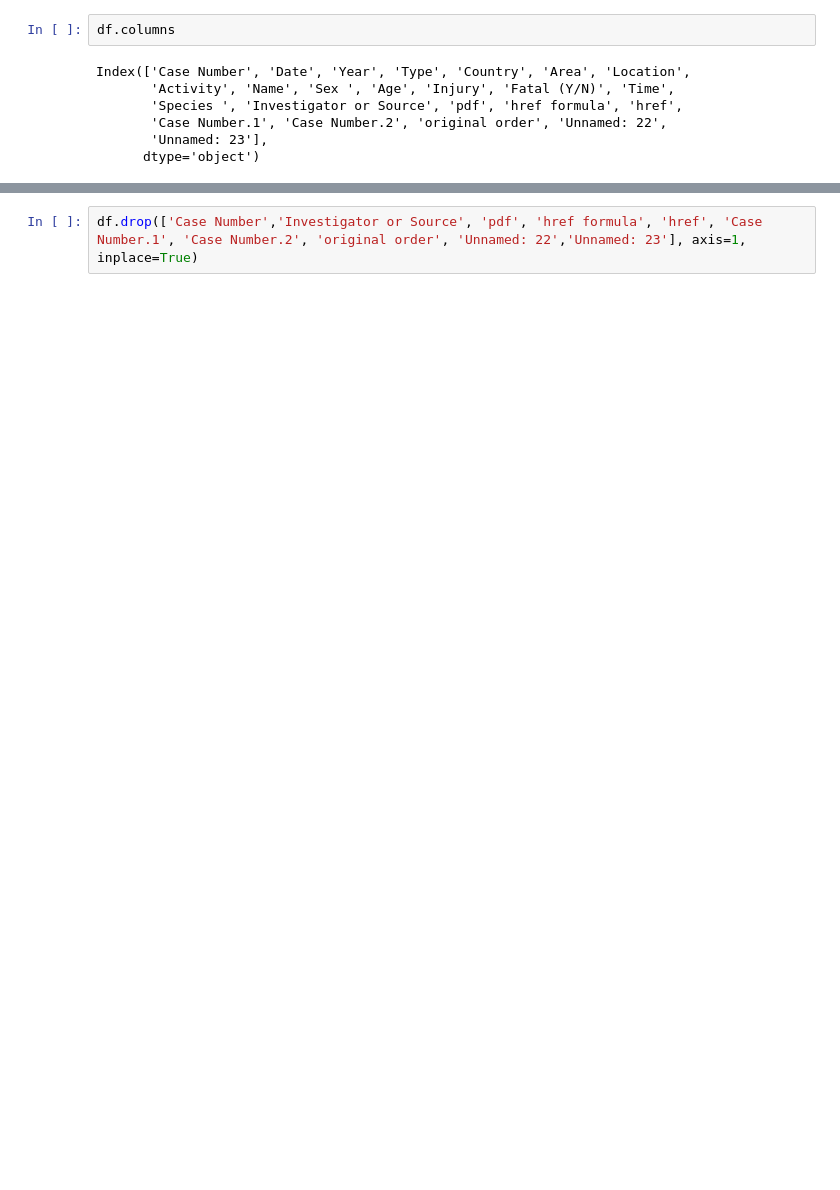
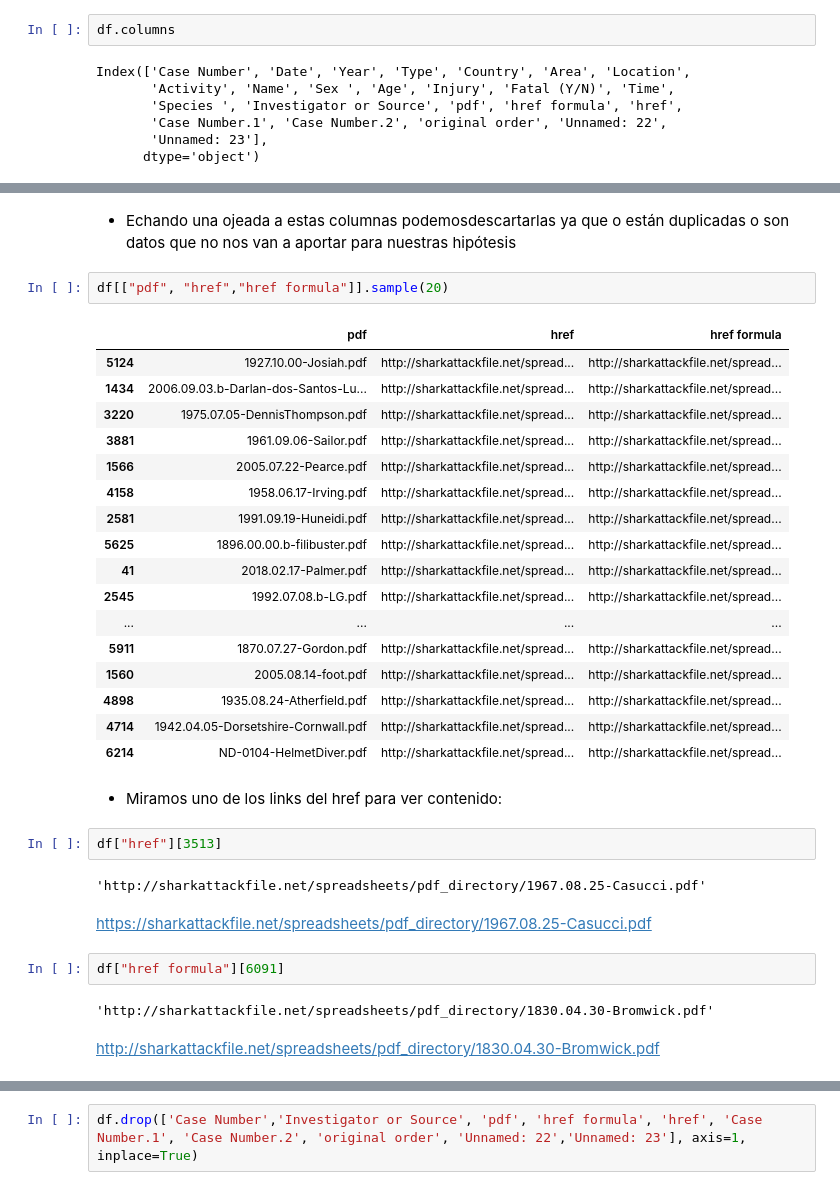
Before and after one commit to VictorPablo12/data-cleaning-pandas, a Jupyter notebook: clean.ipynb, the cells around one changed output, grey strips where cells are left out. Saved outputs shown, nothing was run; the diff lists cells and outputs as text; blank space fills up the shorter version.

```diff
--- a/clean.ipynb
+++ b/clean.ipynb
@@ -40,0 +160,36 @@ Index(['Case Number', 'Date', 'Year', 'Type', 'Country', 'Area', 'Location',
+# %% [markdown]
+- Echando una ojeada a estas columnas podemosdescartarlas ya que o están duplicadas o son datos que no nos van a aportar para nuestras hipótesis
+# %%
+df[["pdf", "href","href formula"]].sample(20)
+# %% [output]
+|  | pdf | href | href formula |
+| 5124 | 1927.10.00-Josiah.pdf | http://sharkattackfile.net/spread... | http://sharkattackfile.net/spread... |
+| 1434 | 2006.09.03.b-Darlan-dos-Santos-Lu... | http://sharkattackfile.net/spread... | http://sharkattackfile.net/spread... |
+| 3220 | 1975.07.05-DennisThompson.pdf | http://sharkattackfile.net/spread... | http://sharkattackfile.net/spread... |
+| 3881 | 1961.09.06-Sailor.pdf | http://sharkattackfile.net/spread... | http://sharkattackfile.net/spread... |
+| 1566 | 2005.07.22-Pearce.pdf | http://sharkattackfile.net/spread... | http://sharkattackfile.net/spread... |
+| 4158 | 1958.06.17-Irving.pdf | http://sharkattackfile.net/spread... | http://sharkattackfile.net/spread... |
+| 2581 | 1991.09.19-Huneidi.pdf | http://sharkattackfile.net/spread... | http://sharkattackfile.net/spread... |
+| 5625 | 1896.00.00.b-filibuster.pdf | http://sharkattackfile.net/spread... | http://sharkattackfile.net/spread... |
+| 41 | 2018.02.17-Palmer.pdf | http://sharkattackfile.net/spread... | http://sharkattackfile.net/spread... |
+| 2545 | 1992.07.08.b-LG.pdf | http://sharkattackfile.net/spread... | http://sharkattackfile.net/spread... |
+| ... | ... | ... | ... |
+| 5911 | 1870.07.27-Gordon.pdf | http://sharkattackfile.net/spread... | http://sharkattackfile.net/spread... |
+| 1560 | 2005.08.14-foot.pdf | http://sharkattackfile.net/spread... | http://sharkattackfile.net/spread... |
+| 4898 | 1935.08.24-Atherfield.pdf | http://sharkattackfile.net/spread... | http://sharkattackfile.net/spread... |
+| 4714 | 1942.04.05-Dorsetshire-Cornwall.pdf | http://sharkattackfile.net/spread... | http://sharkattackfile.net/spread... |
+| 6214 | ND-0104-HelmetDiver.pdf | http://sharkattackfile.net/spread... | http://sharkattackfile.net/spread... |
+# %% [markdown]
+- Miramos uno de los links del href para ver contenido:
+# %%
+df["href"][3513]
+# %% [output]
+'http://sharkattackfile.net/spreadsheets/pdf_directory/1967.08.25-Casucci.pdf'
+# %% [markdown]
+https://sharkattackfile.net/spreadsheets/pdf_directory/1967.08.25-Casucci.pdf
+# %%
+df["href formula"][6091]
+# %% [output]
+'http://sharkattackfile.net/spreadsheets/pdf_directory/1830.04.30-Bromwick.pdf'
+# %% [markdown]
+http://sharkattackfile.net/spreadsheets/pdf_directory/1830.04.30-Bromwick.pdf
```
Also changed, not shown: parts of 85 cells of this notebook, 5 other files.
